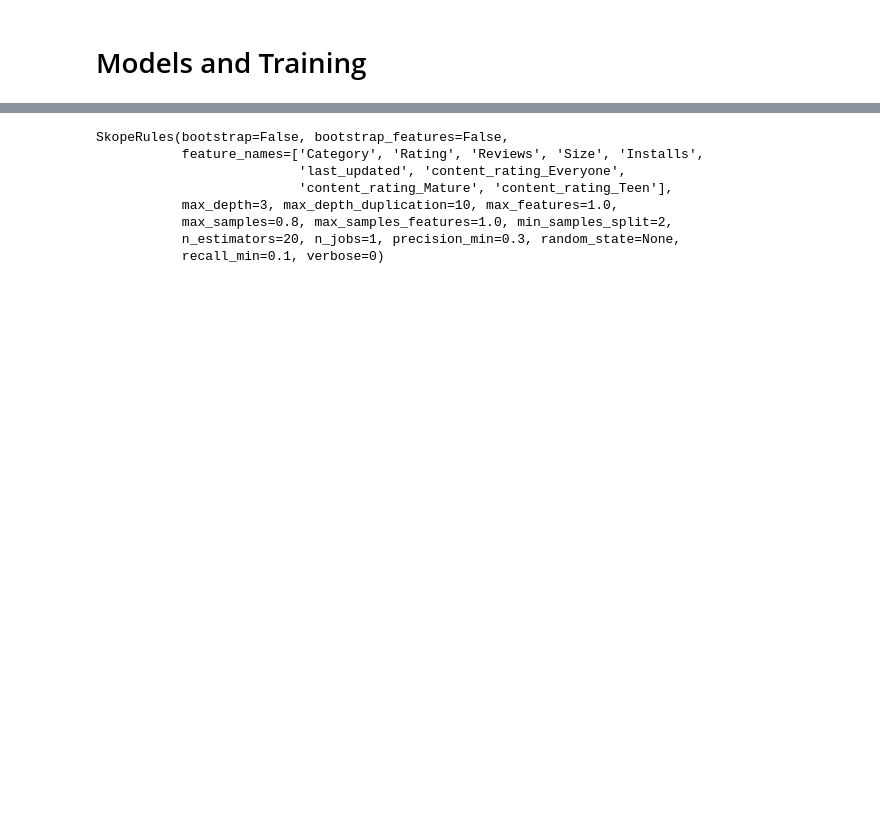
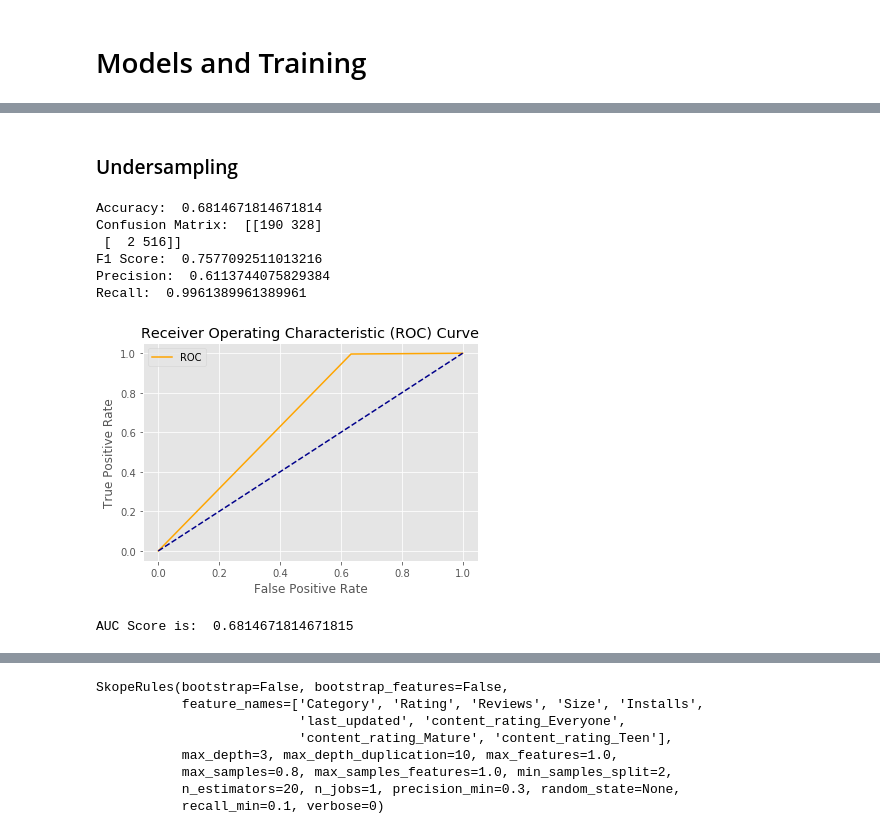
Before and after one commit to LanghaniKuldeep/CSI5155_Project, a Jupyter notebook: ml-project.ipynb, the cells around one changed output, grey strips where cells are left out. Drawn from its saved outputs; the diff is of its cells as text; code cells hidden in the pictures; blank space fills up the shorter version.

```diff
--- a/ml-project.ipynb
+++ b/ml-project.ipynb
@@ -705,0 +554,13 @@ new_df
+# %% [markdown]
+### Undersampling
+# %%
+nb_results = evaluate_model(naive_based, x_under, y_under)
+# %% [output]
+Accuracy:  0.6814671814671814
+Confusion Matrix:  [[190 328]
+ [  2 516]]
+F1 Score:  0.7577092511013216
+Precision:  0.6113744075829384
+Recall:  0.9961389961389961
+[figure, added]
+AUC Score is:  0.6814671814671815
```
Also changed, not shown: parts of 134 cells of this notebook.
